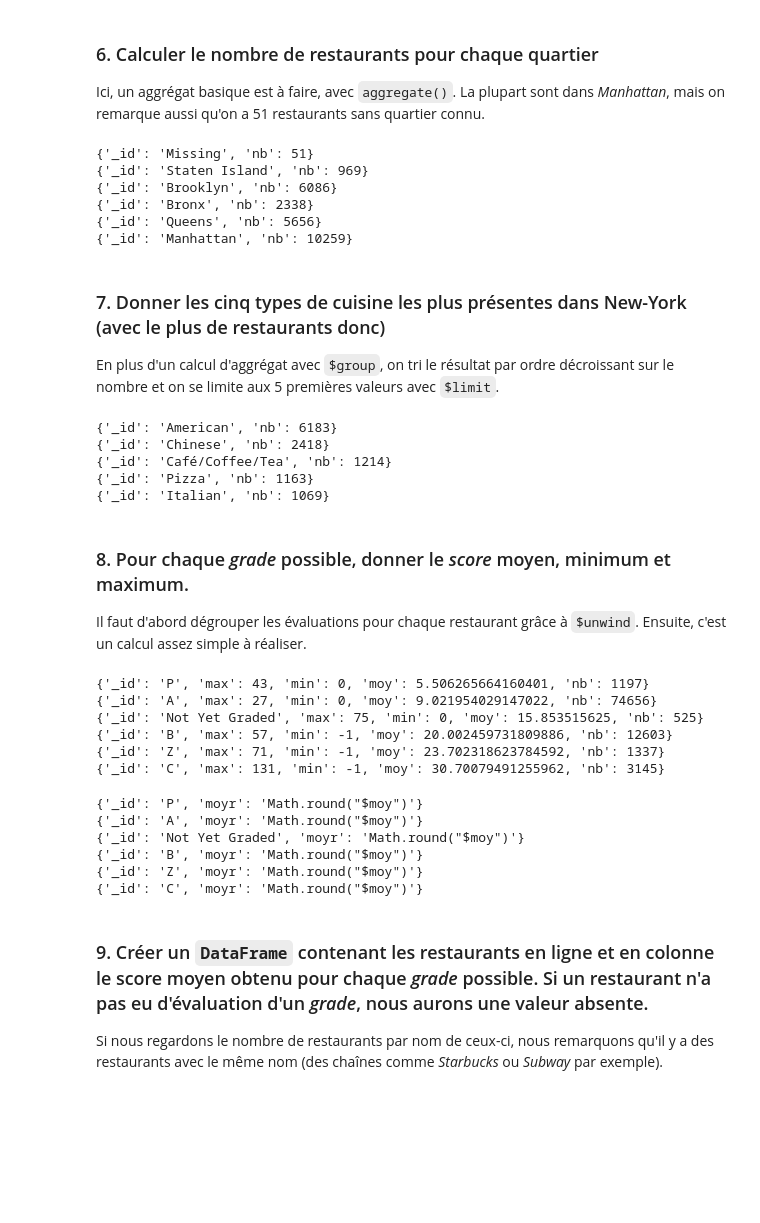
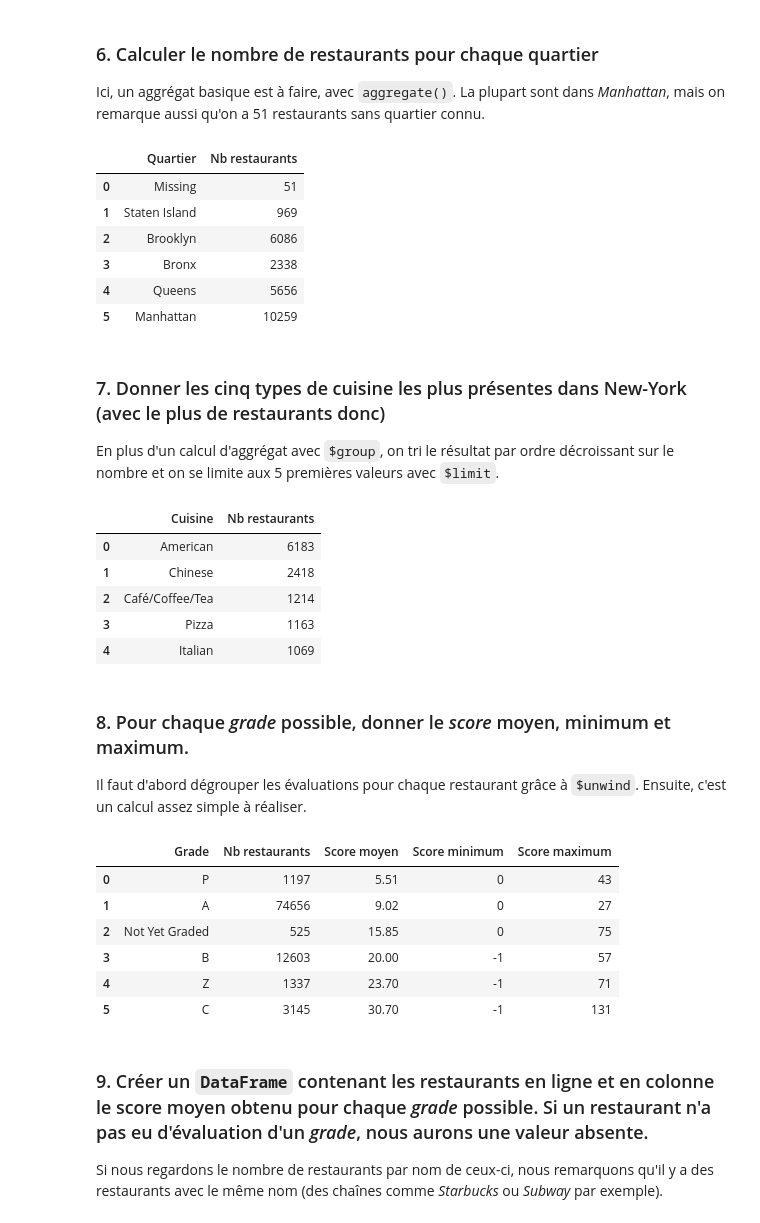
Before and after one commit to cafael/cours-2017-2018, a Jupyter notebook: analyse-donnees-massives/analyse-donnees-massives-tp7-correction.ipynb, the cells around one changed output. Cells and saved outputs as stored; diff of their text form; code cells hidden in the pictures; blank space fills up the shorter version.

```diff
--- a/analyse-donnees-massives/analyse-donnees-massives-tp7-correction.ipynb
+++ b/analyse-donnees-massives/analyse-donnees-massives-tp7-correction.ipynb
@@ -112,14 +112,15 @@ db.find({ "grades.grade": "Z"}).count()
 Ici, un aggrégat basique est à faire, avec `aggregate()`. La plupart sont dans *Manhattan*, mais on remarque aussi qu'on a 51 restaurants sans quartier connu.
 # %%
 res = db.aggregate([ { "$group": { "_id": "$borough", "nb": { "$sum": 1 } } } ])
-affiche(res)
+pandas.DataFrame(list(res)).rename(columns = {"_id": "Quartier", "nb": "Nb restaurants"})
 # %% [output]
-{'_id': 'Missing', 'nb': 51}
-{'_id': 'Staten Island', 'nb': 969}
-{'_id': 'Brooklyn', 'nb': 6086}
-{'_id': 'Bronx', 'nb': 2338}
-{'_id': 'Queens', 'nb': 5656}
-{'_id': 'Manhattan', 'nb': 10259}
+|  | Quartier | Nb restaurants |
+| 0 | Missing | 51 |
+| 1 | Staten Island | 969 |
+| 2 | Brooklyn | 6086 |
+| 3 | Bronx | 2338 |
+| 4 | Queens | 5656 |
+| 5 | Manhattan | 10259 |
 # %% [markdown]
 ### 7. Donner les cinq types de cuisine les plus présentes dans New-York (avec le plus de restaurants donc)
 
@@ -130,13 +131,14 @@ res = db.aggregate([
     { "$sort" : { "nb": -1 } },
     { "$limit" : 5 }
 ])
-affiche(res)
+pandas.DataFrame(list(res)).rename(columns = {"_id": "Cuisine", "nb": "Nb restaurants"})
 # %% [output]
-{'_id': 'American', 'nb': 6183}
-{'_id': 'Chinese', 'nb': 2418}
-{'_id': 'Café/Coffee/Tea', 'nb': 1214}
-{'_id': 'Pizza', 'nb': 1163}
-{'_id': 'Italian', 'nb': 1069}
+|  | Cuisine | Nb restaurants |
+| 0 | American | 6183 |
+| 1 | Chinese | 2418 |
+| 2 | Café/Coffee/Tea | 1214 |
+| 3 | Pizza | 1163 |
+| 4 | Italian | 1069 |
 # %% [markdown]
 ### 8. Pour chaque *grade* possible, donner le *score* moyen, minimum et maximum.
 
@@ -144,44 +146,26 @@ Il faut d'abord dégrouper les évaluations pour chaque restaurant grâce à `$u
 # %%
 res = db.aggregate([
     { "$unwind" : "$grades"},
     { "$group" : {
         "_id": "$grades.grade",
         "nb" : { "$sum" : 1 },
         "moy" : { "$avg" : "$grades.score" },
         "min" : { "$min" : "$grades.score" },
         "max" : { "$max" : "$grades.score" }
     } }
 ])
-affiche(res)
+pandas.DataFrame(list(res), columns = ["_id", "nb", "moy", "min", "max"]).rename(columns = {
+    "_id": "Grade", "nb": "Nb restaurants",
+    "moy": "Score moyen", "min": "Score  minimum", "max": "Score maximum"
+}).round(2)
 # %% [output]
-{'_id': 'P', 'max': 43, 'min': 0, 'moy': 5.506265664160401, 'nb': 1197}
-{'_id': 'A', 'max': 27, 'min': 0, 'moy': 9.021954029147022, 'nb': 74656}
-{'_id': 'Not Yet Graded', 'max': 75, 'min': 0, 'moy': 15.853515625, 'nb': 525}
-{'_id': 'B', 'max': 57, 'min': -1, 'moy': 20.002459731809886, 'nb': 12603}
-{'_id': 'Z', 'max': 71, 'min': -1, 'moy': 23.702318623784592, 'nb': 1337}
-{'_id': 'C', 'max': 131, 'min': -1, 'moy': 30.70079491255962, 'nb': 3145}
+|  | Grade | Nb restaurants | Score moyen | Score minimum | Score maximum |
+| 0 | P | 1197 | 5.51 | 0 | 43 |
+| 1 | A | 74656 | 9.02 | 0 | 27 |
+| 2 | Not Yet Graded | 525 | 15.85 | 0 | 75 |
+| 3 | B | 12603 | 20.00 | -1 | 57 |
+| 4 | Z | 1337 | 23.70 | -1 | 71 |
+| 5 | C | 3145 | 30.70 | -1 | 131 |
-# %%
-res = db.aggregate([
-    { "$unwind" : "$grades"},
-    { "$group" : {
-        "_id": "$grades.grade",
-        "nb" : { "$sum" : 1 },
-        "moy" : { "$avg" : "$grades.score" },
-        "min" : { "$min" : "$grades.score" },
-        "max" : { "$max" : "$grades.score" }
-    } },
-    { "$project" : {
-        "moyr" : 'Math.round("$moy")'
-    }}
-])
-affiche(res)
-# %% [output]
-{'_id': 'P', 'moyr': 'Math.round("$moy")'}
-{'_id': 'A', 'moyr': 'Math.round("$moy")'}
-{'_id': 'Not Yet Graded', 'moyr': 'Math.round("$moy")'}
-{'_id': 'B', 'moyr': 'Math.round("$moy")'}
-{'_id': 'Z', 'moyr': 'Math.round("$moy")'}
-{'_id': 'C', 'moyr': 'Math.round("$moy")'}
 # %% [markdown]
 ### 9. Créer un `DataFrame` contenant les restaurants en ligne et en colonne le score moyen obtenu pour chaque *grade* possible. Si un restaurant n'a pas eu d'évaluation d'un *grade*, nous aurons une valeur absente.
 
```
Also changed, not shown: parts of 15 cells of this notebook, 8 other files.
